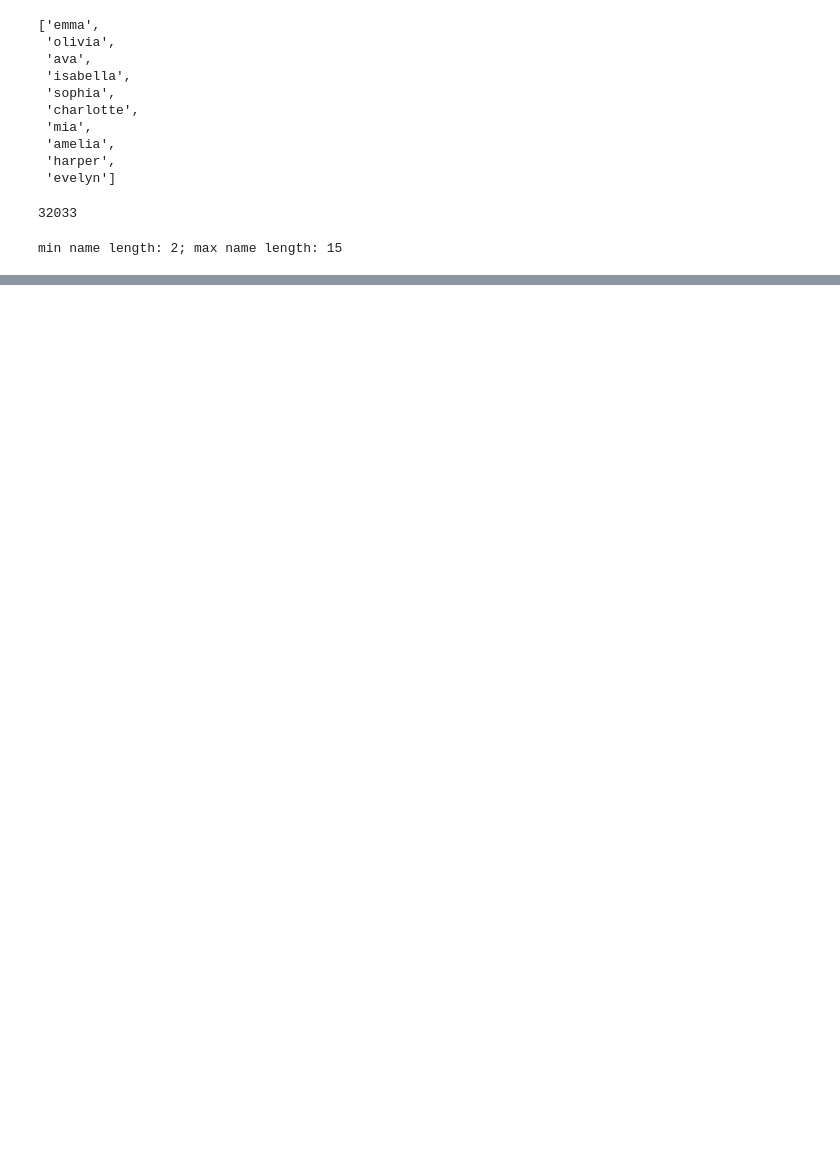
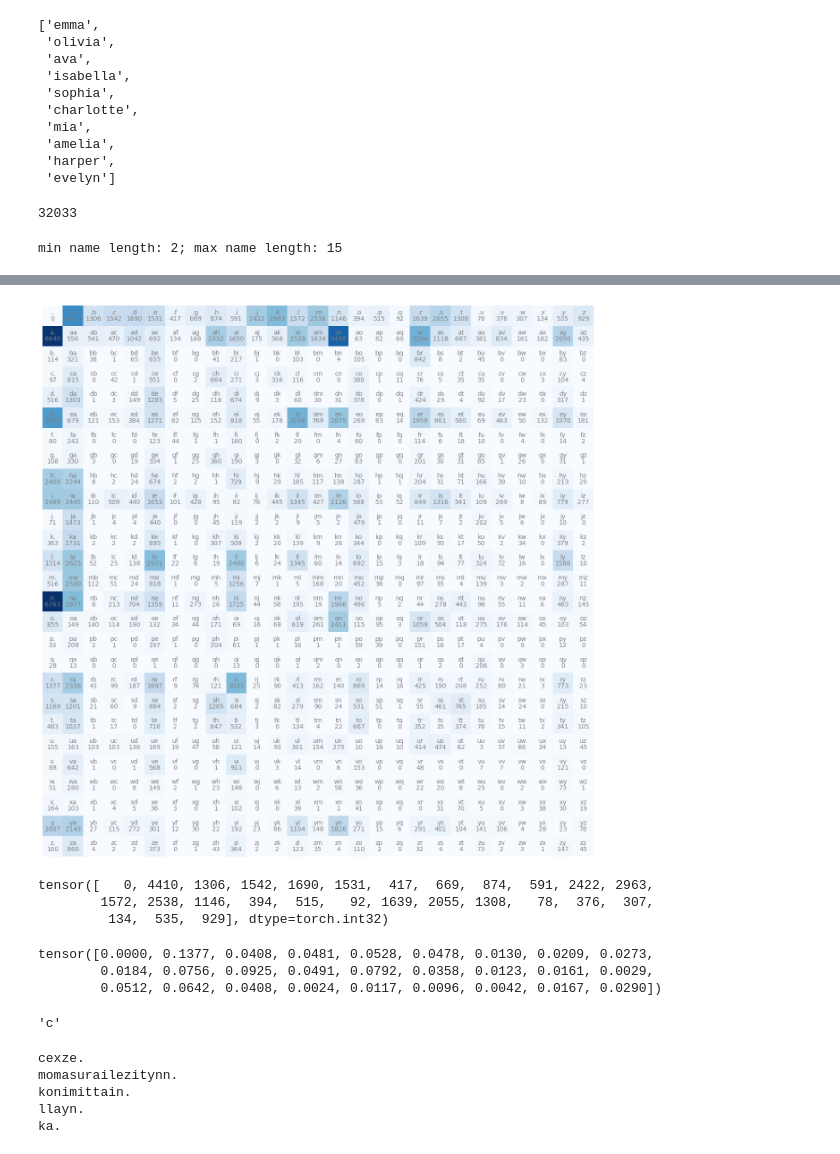
Before and after one commit to cknisaac/isaac-makemore, a Jupyter notebook: makemore-isaac.ipynb, the cells around one changed output, grey strips where cells are left out. Saved outputs shown, nothing was run; the diff lists cells and outputs as text; code cells hidden in the pictures; blank space fills up the shorter version.

```diff
--- a/makemore-isaac.ipynb
+++ b/makemore-isaac.ipynb
@@ -34,10 +52,10 @@ sorted_b
 # %%
 import torch
 # %%
-N = torch.zeros((28,28), dtype=torch.int32) # create a 28x28 array that maps bigrams (column: 1st word, row: 2nd word)
+N = torch.zeros((27,27), dtype=torch.int32) # create a 27x27 array that maps all possible bigrams
 # %%
-chars = sorted(list(set("".join(words))))
-string_to_index = {s:i for i,s in enumerate(chars)}
-string_to_index["<S>"] = 26
-string_to_index["<E>"] = 27
+chars = sorted(list(set("".join(words)))) # alphabets (set deletes duplicates)
+string_to_index = {s:i+1 for i,s in enumerate(chars)} # enumerate format: index n : chars[n]. enumerate returns just a enumerate object, convert to dict using dict comprehension
+string_to_index["."] = 0 # instead of special star and end chars, use dot
+itos = {i:s for s,i in string_to_index.items()}
 # %%
@@ -45,9 +83,7 @@ string_to_index
 # %%
-for w in words:
-    chs= ["<S>"] + list(w) + ["<E>"] # add special start and end characters (list plus list = list)
-    for ch1, ch2 in zip(chs, chs[1:]): #e.g. Emma -> Emma , mma: zip auto stops iterating when the shorter list runs out of elements
+for w in words: # for name in name list,
+    chs= ["."] + list(w) + ["."] # add start and end characters (list plus list = list)
+    for ch1, ch2 in zip(chs, chs[1:]): # for each tuple in the zip object,
         idx1 = string_to_index[ch1]
-        idx2 = string_to_index[ch2]
-        N[idx1, idx2] += 1 # this creates a counter (everytime bigram found in dataset, increase by 1 and return 0 default if bigram not found)) output: {tuple:int}
-
- # this creates a counter (everytime bigram found in dataset, increase by 1 and return 0 default if bigram not found)) output: {tuple:int}
+        idx2 = string_to_index[ch2] # gets the coordinates on the matrix corresponding to the bigram (e.g. ".." has coords (0,0), "aa" has coords (1,1)
+        N[idx1, idx2] += 1 # everytime bigram found in dataset, increase count in that matrix coordinate by 1
@@ -53,0 +93,33 @@ for w in words:
+# %%
+plt.figure(figsize=(16,16))
+
+plt.imshow(N, cmap="Blues") # visualiztion of matrix
+for i in range(27):
+    for j in range(27):
+        chstr = itos[i] + itos[j] # goes left to right, top to bottom
+        plt.text(j, i, chstr, ha="center", va="bottom", color="gray") # at those coordinates, what is the bigram
+        plt.text(j, i, N[i, j].item(), ha="center", va="top", color="gray") # at those coordinates, what is the frequency of the bigram
+
+plt.axis("off");
+# %% [output]
+[figure, added]
+# %%
+N[0] # first row
+# %% [output]
+tensor([   0, 4410, 1306, 1542, 1690, 1531,  417,  669,  874,  591, 2422, 2963,
+        1572, 2538, 1146,  394,  515,   92, 1639, 2055, 1308,   78,  376,  307,
+         134,  535,  929], dtype=torch.int32)
+# %%
+p = N[0].float()
+p = p / p.sum() # normalize the row -> probability of bigram appearing given the first character (in this case, probablity of each letter being the first letter of a name)
+p
+# %% [output]
+tensor([0.0000, 0.1377, 0.0408, 0.0481, 0.0528, 0.0478, 0.0130, 0.0209, 0.0273,
+        0.0184, 0.0756, 0.0925, 0.0491, 0.0792, 0.0358, 0.0123, 0.0161, 0.0029,
+        0.0512, 0.0642, 0.0408, 0.0024, 0.0117, 0.0096, 0.0042, 0.0167, 0.0290])
+# %%
+g = torch.Generator().manual_seed(2147483647) # make results deterministic
+ix = torch.multinomial(p, num_samples=1, replacement=True, generator=g).item()
+itos[ix]
+# %% [output]
+'c'
@@ -53,0 +129,20 @@ for w in words:
+# %%
+g = torch.Generator().manual_seed(2147483647)
+
+for i in range(5):
+    out = []
+    ix = 0
+    while True:
+        p = P[ix]
+        ix = torch.multinomial(p, num_samples=1, replacement=True, generator=g).item()
+        out.append(itos[ix])
+        if ix == 0:
+            break
+
+    print("".join(out))
+# %% [output]
+cexze.
+momasurailezitynn.
+konimittain.
+llayn.
+ka.
```
Also changed, not shown: parts of 8 cells of this notebook.
